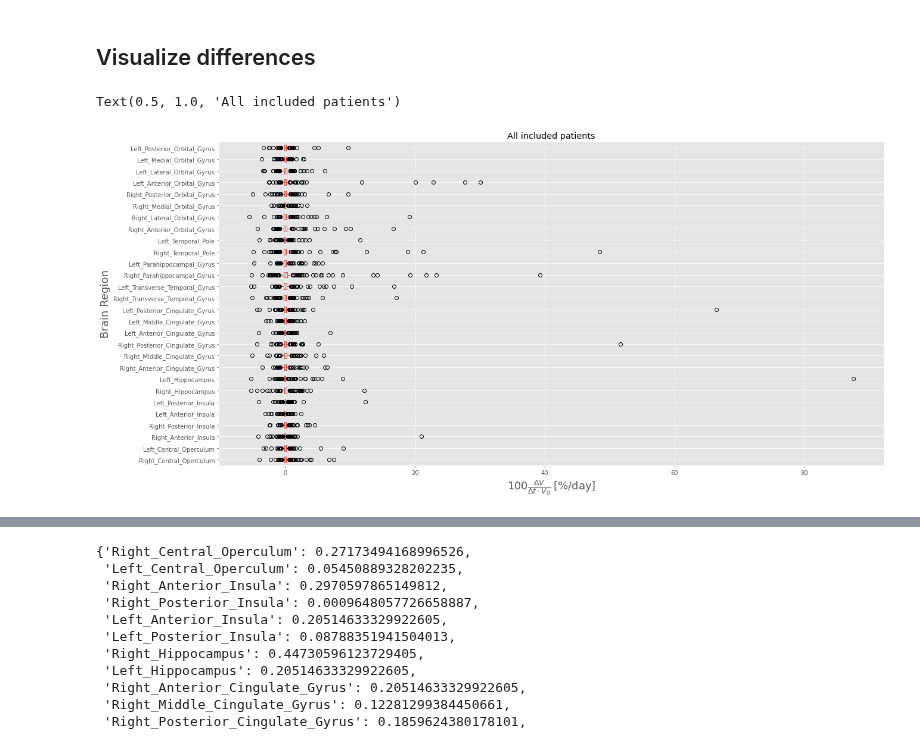
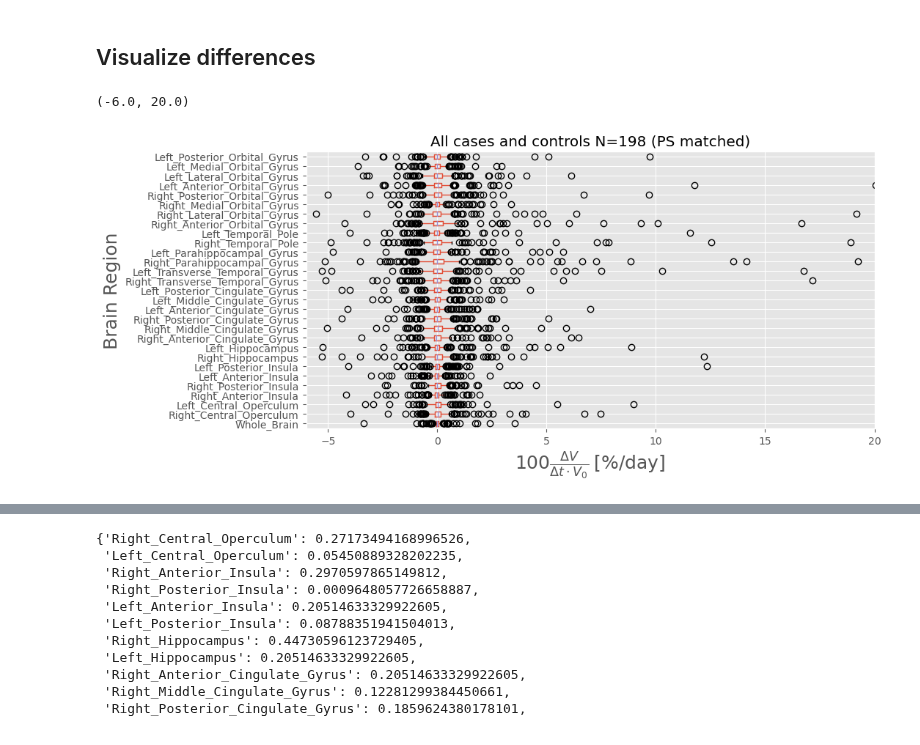
Before and after one commit to Kiril94/Thesis, a Jupyter notebook: cobra/t1_long/run_test.ipynb, the cells around one changed output, grey strips where cells are left out. Drawn from its saved outputs; the diff is of its cells as text; code cells hidden in the pictures.

```diff
--- a/cobra/t1_long/run_test.ipynb
+++ b/cobra/t1_long/run_test.ipynb
@@ -26,7 +33,8 @@ with open(join(data_long_dir, 'final', 'long_sids_pairs.pkl'), 'rb') as f:
     long_sids_pairs = pickle.load(f)
 with open(join(data_long_dir, 'final', 'cc_dic_ps_optmatch_const10.pkl'), 'rb') as f:
     cc_dic_ps10 = pickle.load(f)
+brain_regions_ls.insert(0,'Whole_Brain')
 # %%
-df_dV = get_dV_df(brain_regions_ls, long_sids_pairs, cc_dic_ps10, pred_df)
+df_dV, pred_df_f = run_test.get_dV_df(brain_regions_ls, long_sids_pairs, cc_dic_ps10, pred_df)
 df_dV.head(3)
 # %% [output]
@@ -43,14 +48,15 @@ sns.histplot(df_dV.Date_diff)
 # %% [markdown]
 ## Visualize differences
 # %%
-fig, ax = plt.subplots(figsize=(20,10))
+import matplotlib as mpl
+mpl.rcParams['figure.dpi'] = 100
+fig, ax = plt.subplots(figsize=(10,5))
 plt.style.use('ggplot')
-#_ = df_dV[brain_regions_ls].plot(kind='box',ax=ax, orientation='vertical')
 df_dV[brain_regions_ls].boxplot(vert=False,ax=ax)
 ax.set_ylabel('Brain Region', fontsize=18)
 ax.set_xlabel(r'$100\frac{\Delta V}{\Delta t\cdot V_0}\:[\%/{\mathrm{day}}]$', fontsize=18)
-#sns.histplot(df_diff, x='Right_Central_Operculum')
-ax.set_title('All included patients')
+ax.set_title('All cases and controls N=198 (PS matched)')
+ax.set_xlim(-6,20)
 # %% [output]
-Text(0.5, 1.0, 'All included patients')
+(-6.0, 20.0)
-[figure, old version]
+[figure, new version]
```
Also changed, not shown: parts of 8 cells of this notebook, 1 other file.
